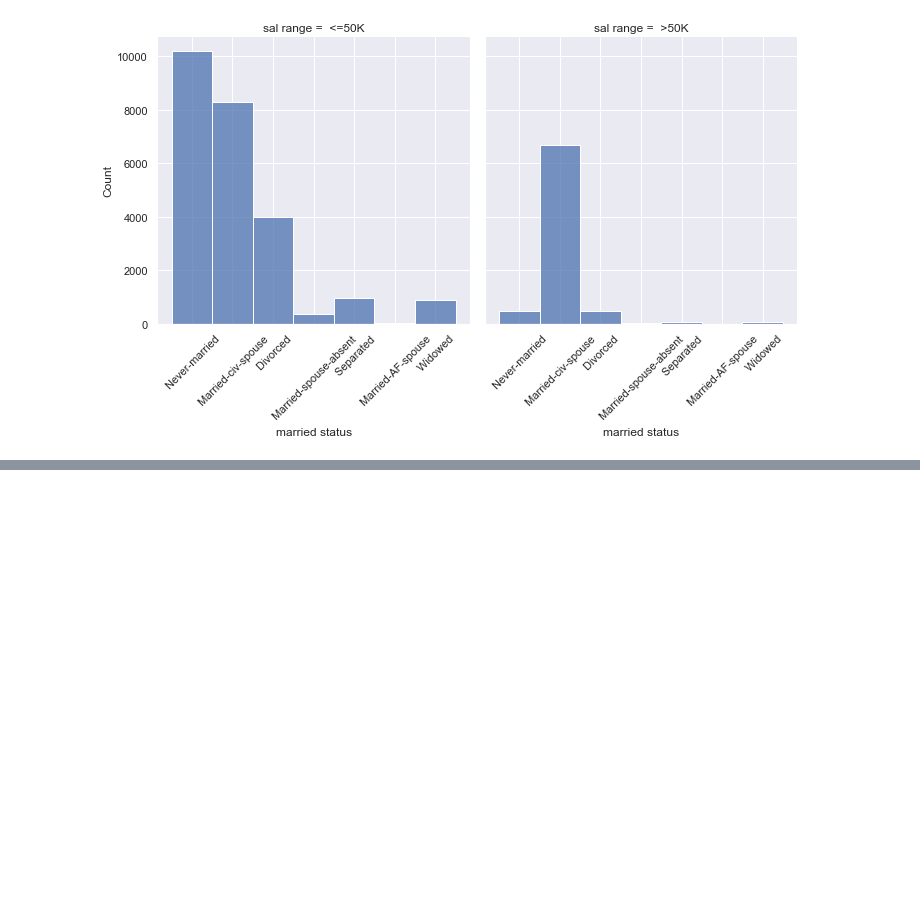
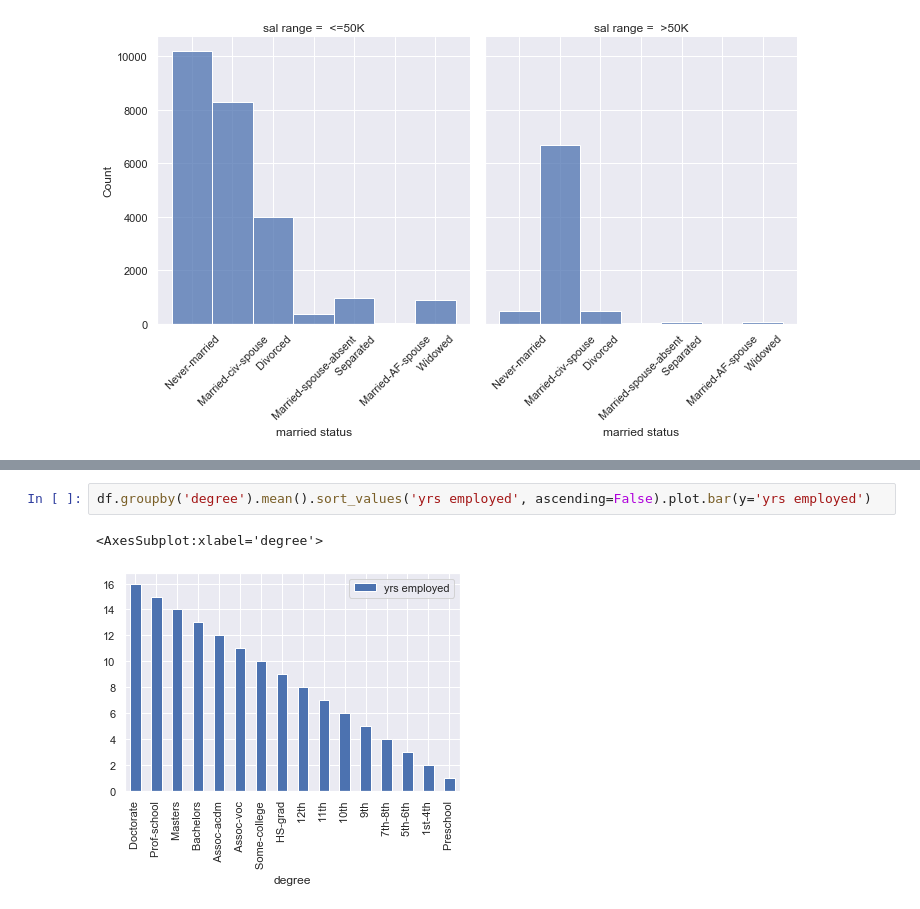
Before and after one commit to jpronier/Mim1, a Jupyter notebook: Employees.ipynb, the cells around one changed output, grey strips where cells are left out. Drawn from its saved outputs; the diff is of its cells as text; blank space fills up the shorter version.

```diff
--- a/Employees.ipynb
+++ b/Employees.ipynb
@@ -211,0 +235,5 @@ plot.set_xticklabels(rotation=45)
+# %%
+df.groupby('degree').mean().sort_values('yrs employed', ascending=False).plot.bar(y='yrs employed')
+# %% [output]
+<AxesSubplot:xlabel='degree'>
+[figure, added]
```
Also changed, not shown: parts of 2 cells of this notebook.
